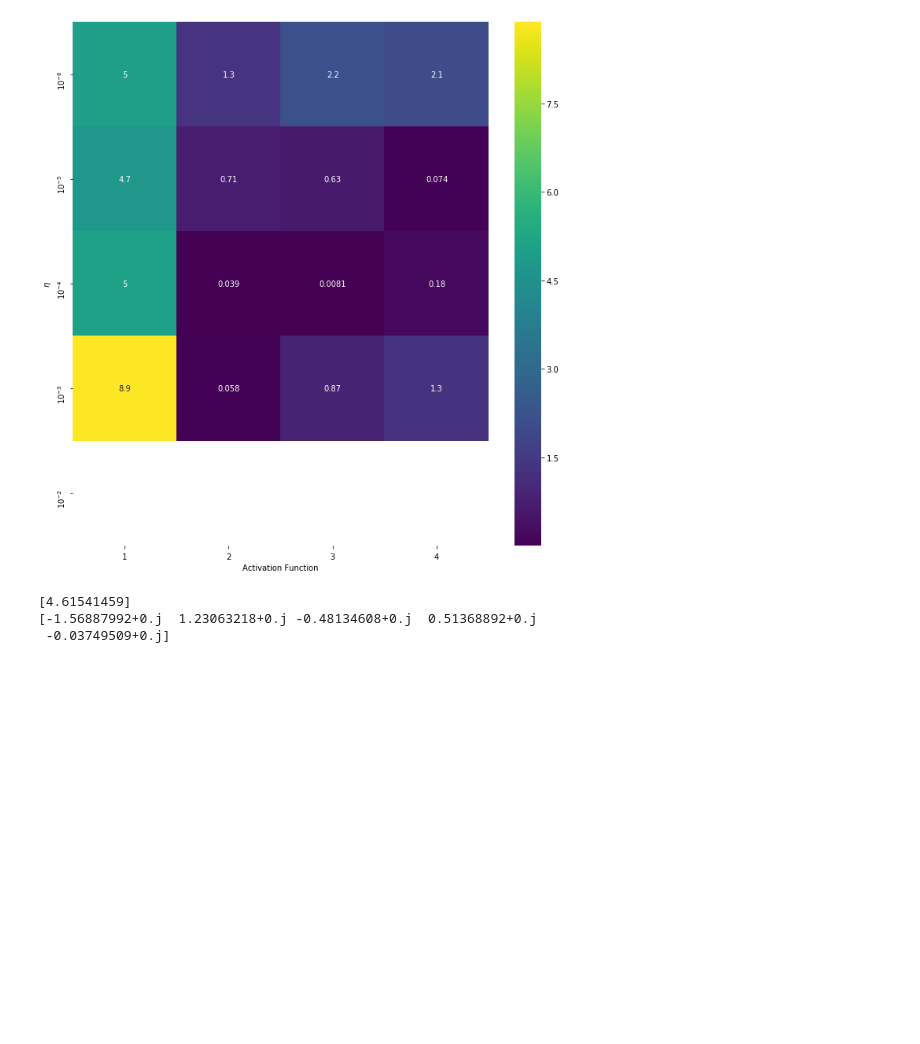
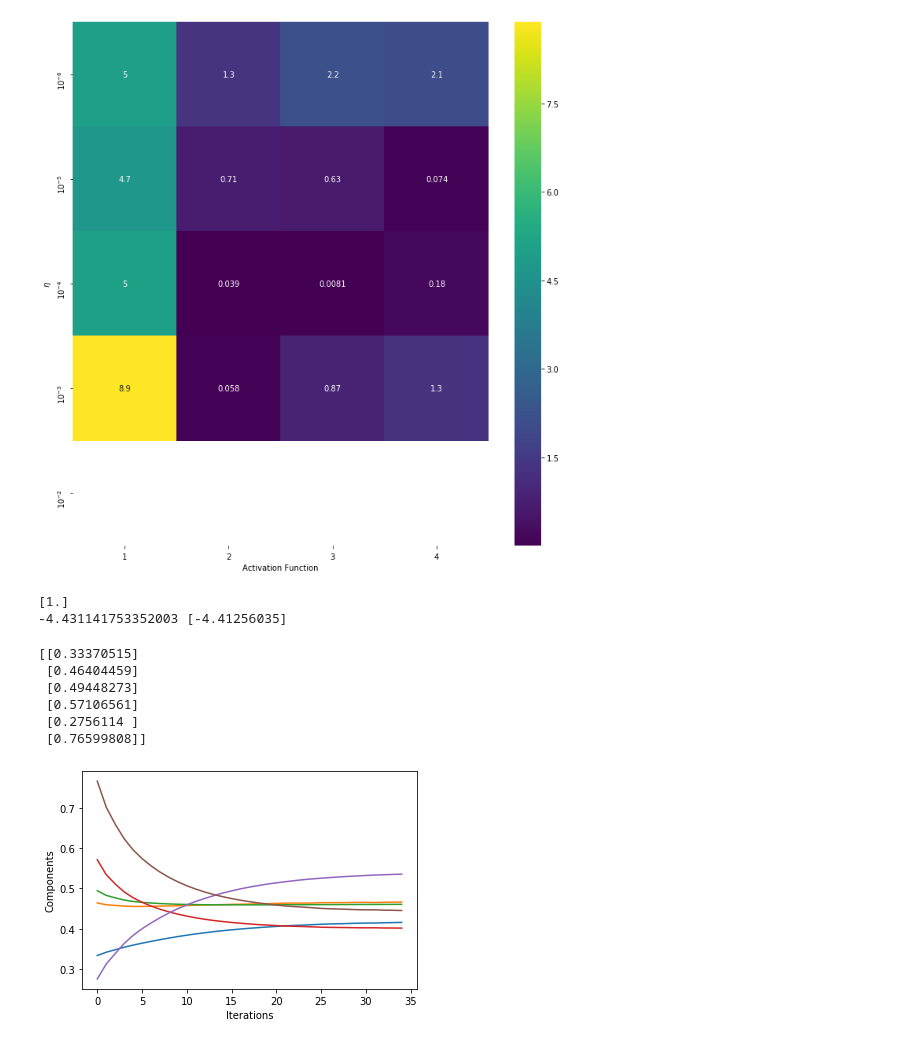
Before and after one commit to MortenTryti/MachineLearning, a Jupyter notebook: Project 3/Our_network.ipynb, the cells around one changed output. Saved outputs shown, nothing was run; the diff lists cells and outputs as text; code cells hidden in the pictures; blank space fills up the shorter version.

```diff
--- a/Project 3/Our_network.ipynb
+++ b/Project 3/Our_network.ipynb
@@ -487,7 +509,9 @@ plt.show()
 4 4
 [figure]
 # %%
-import numpy.linalg.eig
+#### note that it is extremly hard to find a network that converges to the smallest eigenvalue, but they
+#### usualy convereg to one eigenvalue
+from  numpy.linalg import eig
 
 
 t = np.linspace(0,1,30)
@@ -496,25 +520,67 @@ print(t[-1])
 N_hidden = 32
 eta = 0.0001
 activation_function = lexyRelu
+output_function= Identity
 epoch = 10
 Minibach = 15
 
-Q = np.random.rand(6,6)
+Q = np.random.uniform(size=(6,6))
+
 A = 1/2 * Q.T @ Q
 
 Eigen,vector = eig(A)
 
-#index = np.argmin(Eigen)
+index = np.argmin(Eigen)
 #x_0 = vector[:,index]
 #x_0 = x_0.reshape(6,1)
 x_0 = np.random.rand(6,1)
-W_hidden, W_out, b_hidden, b_out=solution_eigen(t,N_hidden,eta, activation_function ,output_function, epoch,Minibach,A,x_0)
+W_hidden, W_out, b_hidden, b_out=solution_eigen(t,N_hidden,eta, activation_function ,output_function, epoch,Minibach,-A,x_0)
 
 g_t = g_trial_eigen([1],W_hidden, W_out, b_hidden, b_out,activation_function, output_function,x_0)
 value =(g_t.T@A@g_t)[0]/ (g_t.T@g_t)[0]
 
 print(Eigen[index],value)
 # %% [output]
-[4.61541459]
-[-1.56887992+0.j  1.23063218+0.j -0.48134608+0.j  0.51368892+0.j
- -0.03749509+0.j]
+[1.]
+-4.431141753352003 [-4.41256035]
+# %%
+W_hidden, W_out, b_hidden, b_out =  W_hidden, W_out, b_hidden, b_out = Set_weights_and_bias(1,N_hidden,6)
+vec_comp = np.zeros((6,35))
+
+vec = g_trial_eigen([1],W_hidden, W_out, b_hidden, b_out,activation_function, output_function,x_0)
+print(vec)
+for j in range(6):
+    vec_comp[j,0]= vec[j,0]
+
+
+
+for i in range(34):
+    W_hidden, W_out, b_hidden, b_out= solution_eigen2(t,N_hidden,eta, activation_function ,output_function, 1 ,Minibach,-A,x_0,W_hidden, W_out, b_hidden, b_out)
+    vec =g_trial_eigen([1],W_hidden, W_out, b_hidden, b_out,activation_function, output_function,x_0)
+    for j in range(6):
+        vec_comp[j,i+1]= vec[j,0]
+
+
+
+true_eigen = vector[:,index]
+
+
+plt.plot(vec_comp[0,:])
+plt.plot(vec_comp[1,:])
+plt.plot(vec_comp[2,:])
+plt.plot(vec_comp[3,:])
+plt.plot(vec_comp[4,:])
+plt.plot(vec_comp[5,:])
+
+plt.xlabel('Iterations')
+plt.ylabel('Components')
+plt.savefig('Component_eigenvector_min.pdf')
+plt.show()
+# %% [output]
+[[0.33370515]
+ [0.46404459]
+ [0.49448273]
+ [0.57106561]
+ [0.2756114 ]
+ [0.76599808]]
+[figure, added]
```
Also changed, not shown: parts of 1 cell of this notebook, 3 other files.
